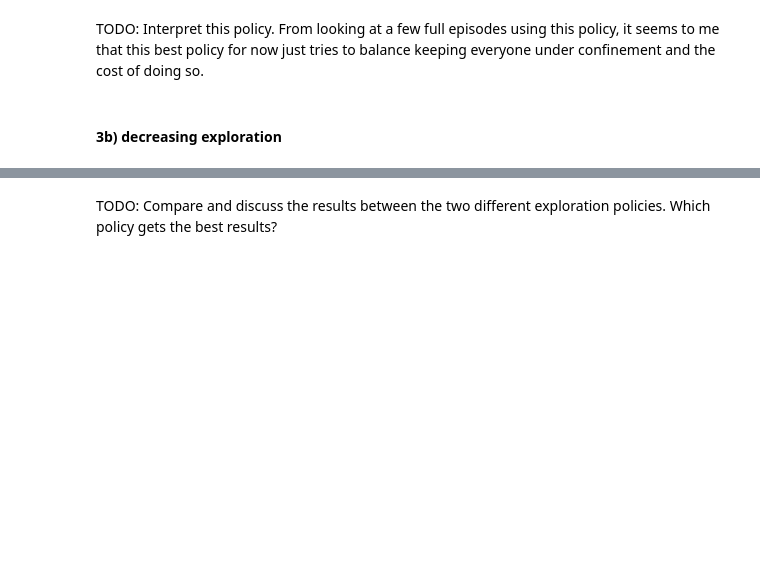
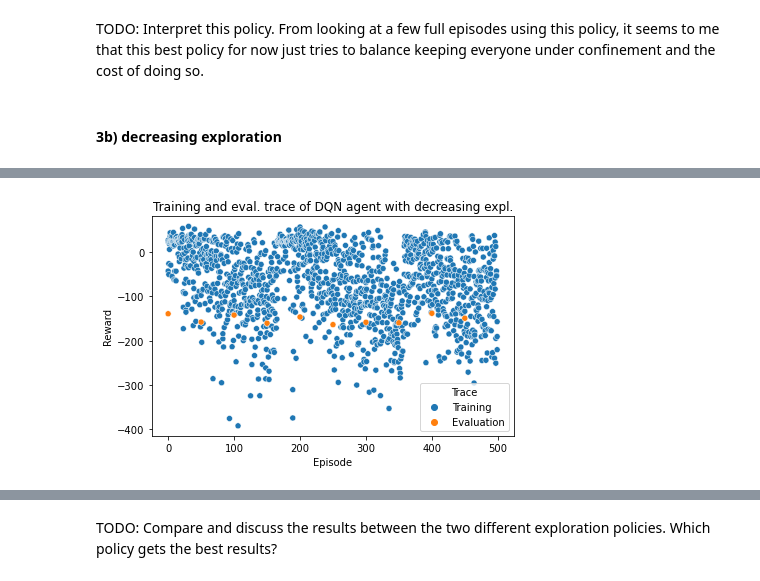
Before and after one commit to Toroto006/ANN-RL-project-DQN, a Jupyter notebook: question3.ipynb, the cells around one changed output, grey strips where cells are left out. Cells and saved outputs as stored; diff of their text form; code cells hidden in the pictures; blank space fills up the shorter version.

```diff
--- a/question3.ipynb
+++ b/question3.ipynb
@@ -498,7 +516,9 @@ def run_simulation(agent,env,seed, eps_0=0.7, eps_min=0.2):
             agent.dqnQhat.load_state_dict(agent.dqnQtheta.state_dict())
         if (i % 50 == 0 or i == episodes-1) and i != 0:
             # run eval 20 episodes average with epsilon of 0
-            eval_trace.append(evaluate_agent(agent, env, seed, episodes=20))
+            mean_eval_reward = evaluate_agent(agent, env, seed, eval_episodes=20)
+            print(f"Episode {i+1:3}/{episodes} ({i*100/episodes:.2f}%) - eval reward: {mean_eval_reward:.2f}")
+            eval_trace.append(mean_eval_reward)
 
     return training_trace, eval_trace
 
@@ -509,20 +547,22 @@ eval_trace_b = np.mean(eval_trace_b, axis=0)
 # %%
 combined_b = pd.concat([
     pd.DataFrame({
         "Episode": flatten([[i]*average_over for i in range(int(len(training_trace_b)/average_over))]),
         "Reward": training_trace_b,
         "Trace": ["Training" for _ in range(len(training_trace_b))],
         "Exploration": ["Decreasing" for _ in range(len(training_trace_b))]
     }),
     pd.DataFrame({
         "Episode": [50 * i for i in range(len(eval_trace_b))],
         "Reward": eval_trace_b,
-        "Trace": ["Evaluation" for _ in range(len(training_trace_b))],
+        "Trace": ["Evaluation" for _ in range(len(eval_trace_b))],
         "Exploration": ["Decreasing" for _ in range(len(eval_trace_b))]
     })
 ])
 sns.scatterplot(data=combined_b, x="Episode", y="Reward", hue="Trace")
 plt.title("Training and eval. trace of DQN agent with decreasing expl.")
 plt.tight_layout()
 plt.show()
+# %% [output]
+[figure, added]
 # %%
```
Also changed, not shown: parts of 13 cells of this notebook, 2 other files.
